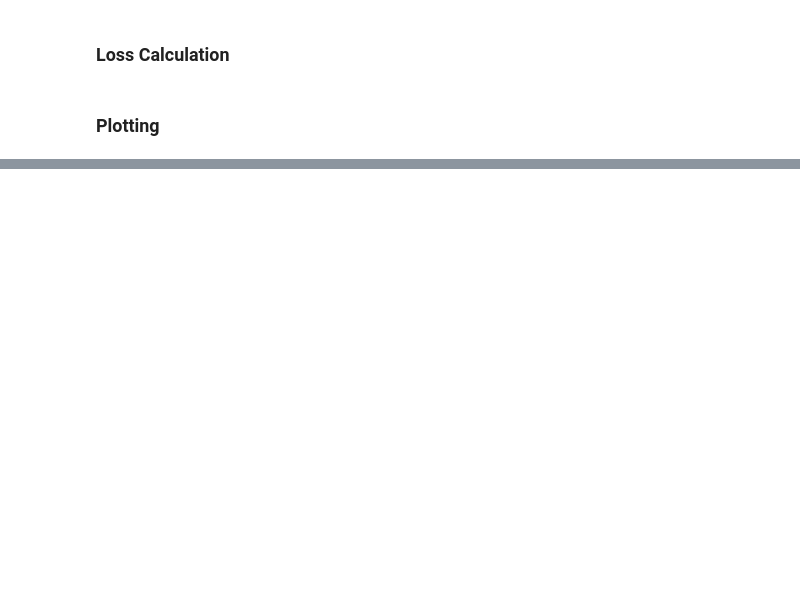
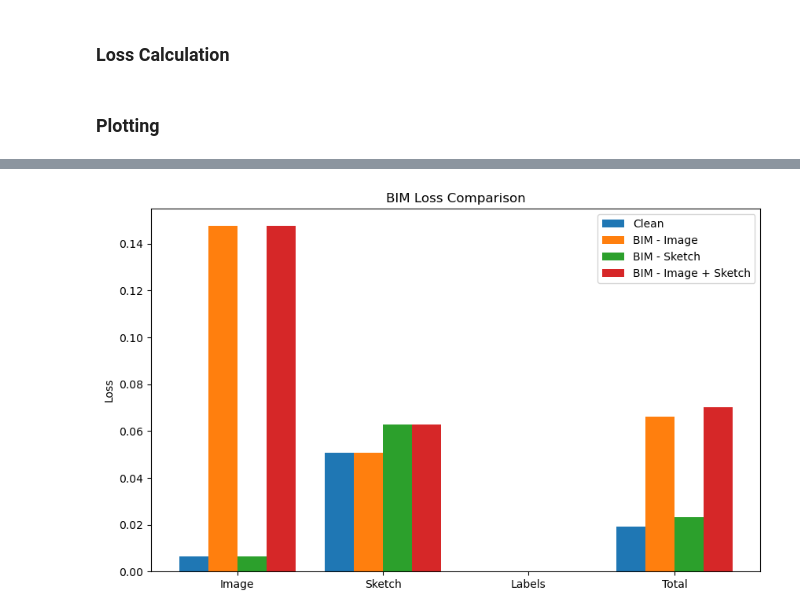
Before and after one commit to ClarysseArthur/VUB-MT-Development, a Jupyter notebook: Models/GenRKM-MMCelebHQ-V3/Attack.ipynb, the cells around one changed output, grey strips where cells are left out. Saved outputs shown, nothing was run; the diff lists cells and outputs as text; code cells hidden in the pictures; blank space fills up the shorter version.

```diff
--- a/Models/GenRKM-MMCelebHQ-V3/Attack.ipynb
+++ b/Models/GenRKM-MMCelebHQ-V3/Attack.ipynb
@@ -282,3 +314,20 @@ plt.show()
+# %%
+bim_losses_I = [bim_image_loss_I.item(), bim_sketch_loss_I.item(), bim_label_loss_I.item(), bim_total_loss_I.item()]
+bim_losses_S = [bim_image_loss_S.item(), bim_sketch_loss_S.item(), bim_label_loss_S.item(), bim_total_loss_S.item()]
+bim_losses_IS = [bim_image_loss_IS.item(), bim_sketch_loss_IS.item(), bim_label_loss_IS.item(), bim_total_loss_IS.item()]
+
+plt.figure(figsize=(10, 6))
+plt.bar(x, clean_losses, width=0.2, label='Clean', align='center')
+plt.bar([i + 0.2 for i in x], bim_losses_I, width=0.2, label='BIM - Image', align='center')
+plt.bar([i + 0.4 for i in x], bim_losses_S, width=0.2, label='BIM - Sketch', align='center')
+plt.bar([i + 0.6 for i in x], bim_losses_IS, width=0.2, label='BIM - Image + Sketch', align='center')
+plt.xticks([i + 0.3 for i in x], cat)
+plt.ylabel('Loss')
+plt.title('BIM Loss Comparison')
+plt.legend()
+plt.show()
+# %% [output]
+[figure, added]
 # %%
 def plot_label_bars(ax, top_array, bottom_array, true_color='tab:blue', false_color='white'):
     top = np.array(top_array)
```
Also changed, not shown: parts of 14 cells of this notebook, 35 other files.
